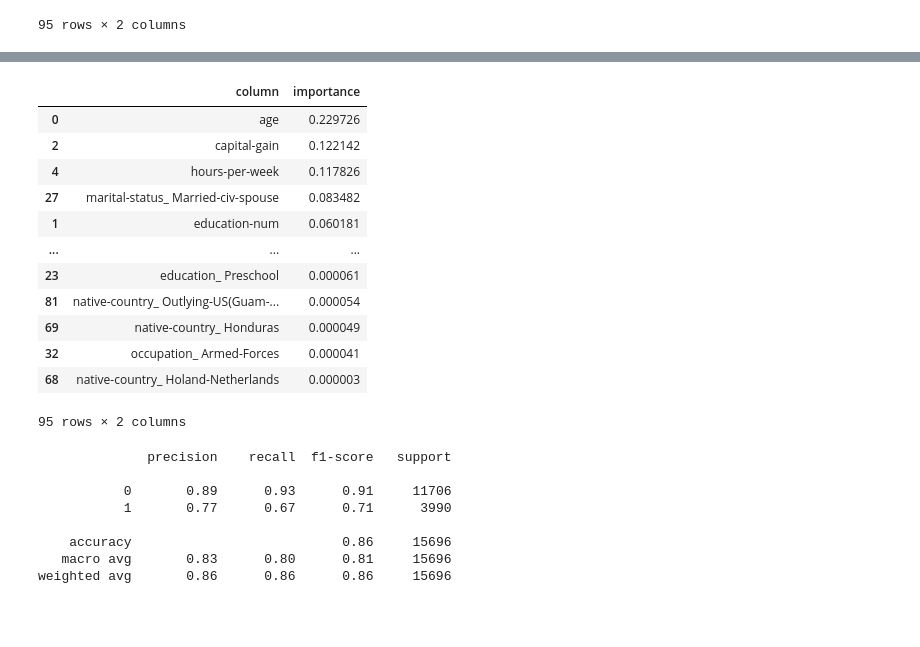
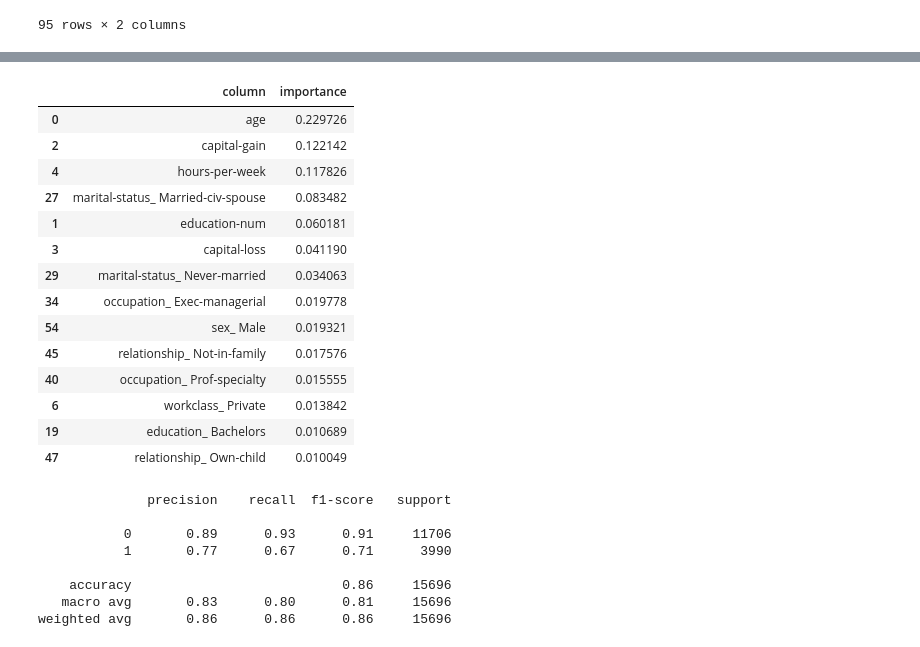
Before and after one commit to eunso03/fintech, a Jupyter notebook: 05machine_learning/10지도학습_분류분석_컬럼선택법_클래스불균형_모델성능향상시키기.ipynb, the cells around one changed output, grey strips where cells are left out. Cells and saved outputs as stored; diff of their text form; code cells hidden in the pictures; blank space fills up the shorter version.

```diff
--- a/05machine_learning/10지도학습_분류분석_컬럼선택법_클래스불균형_모델성능향상시키기.ipynb
+++ b/05machine_learning/10지도학습_분류분석_컬럼선택법_클래스불균형_모델성능향상시키기.ipynb
@@ -129,7 +130,7 @@ X_train, X_test, y_train, y_test = train_test_split(X, y, test_size=0.4, stratif
 from sklearn.tree import DecisionTreeClassifier
 from sklearn.metrics import classification_report
 # %%
-dtc = DecisionTreeClassifier(random_state=10)
+dtc = DecisionTreeClassifier(max_depth=9, random_state=10)
 dtc.fit(X_train, y_train)
 pred = dtc.predict(X_test)
 print(classification_report(y_test, pred))
@@ -225,20 +246,22 @@ rfc_importance
 # %%
-rfc_importance = rfc_importance[rfc_importance['importance'] > 0].sort_values(by='importance', ascending=False)
+rfc_importance = rfc_importance[rfc_importance['importance'] > 0.01].sort_values(by="importance", ascending=False)
 rfc_importance
 # %% [output]
 |  | column | importance |
 | 0 | age | 0.229726 |
 | 2 | capital-gain | 0.122142 |
 | 4 | hours-per-week | 0.117826 |
 | 27 | marital-status_ Married-civ-spouse | 0.083482 |
 | 1 | education-num | 0.060181 |
-| ... | ... | ... |
-| 23 | education_ Preschool | 0.000061 |
-| 81 | native-country_ Outlying-US(Guam-... | 0.000054 |
-| 69 | native-country_ Honduras | 0.000049 |
-| 32 | occupation_ Armed-Forces | 0.000041 |
-| 68 | native-country_ Holand-Netherlands | 0.000003 |
+| 3 | capital-loss | 0.041190 |
+| 29 | marital-status_ Never-married | 0.034063 |
+| 34 | occupation_ Exec-managerial | 0.019778 |
+| 54 | sex_ Male | 0.019321 |
+| 45 | relationship_ Not-in-family | 0.017576 |
+| 40 | occupation_ Prof-specialty | 0.015555 |
+| 6 | workclass_ Private | 0.013842 |
+| 19 | education_ Bachelors | 0.010689 |
+| 47 | relationship_ Own-child | 0.010049 |
-95 rows × 2 columns
 # %%
 from xgboost import XGBClassifier
 # %%
```
Also changed, not shown: parts of 39 cells of this notebook.
